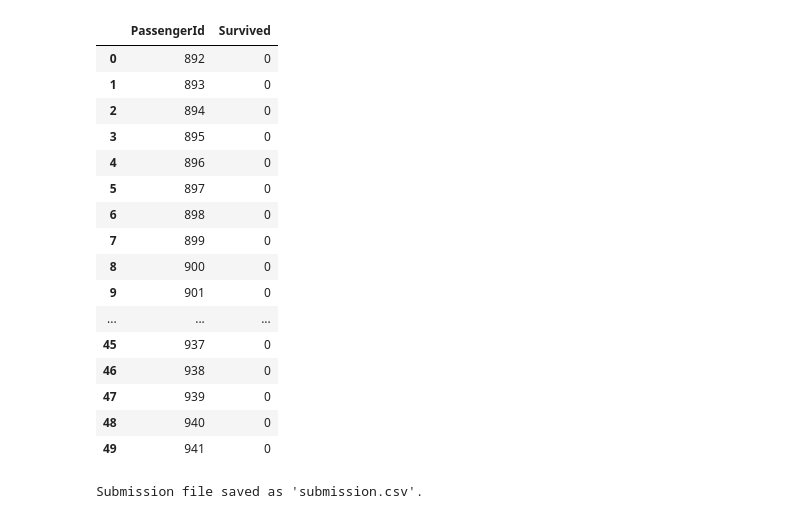
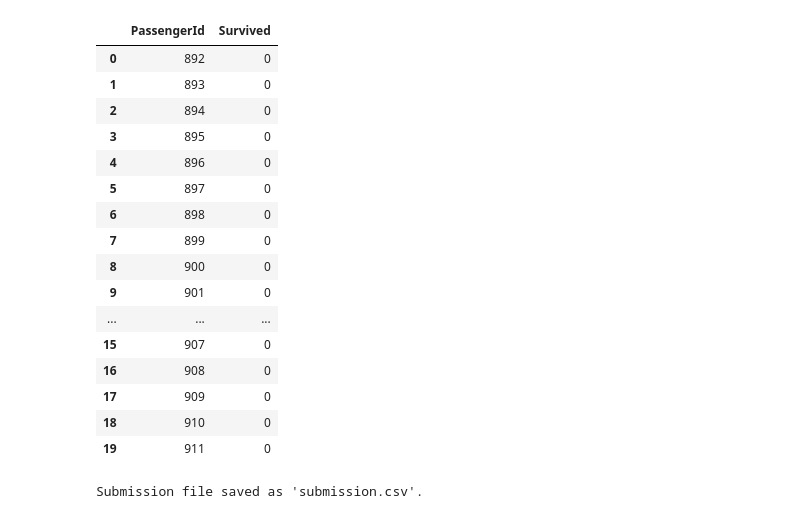
Before and after one commit to AnnaVerbytska/Titanic-Machine_Learning-from-Disaster, a Jupyter notebook: notebooks/logistic-regression.ipynb, the cells around one changed output. Saved outputs shown, nothing was run; the diff lists cells and outputs as text; code cells hidden in the pictures.

```diff
--- a/notebooks/logistic-regression.ipynb
+++ b/notebooks/logistic-regression.ipynb
@@ -64,9 +64,9 @@ data ['Fare'] = imputer.fit_transform(data[['Fare']]) # [[]] converts the Series
 # %%
 # Convert 'Sex' and 'Embarked' to dummy variables (one-hot encoding)
-data = pd.get_dummies(data, columns=['Sex'], drop_first=True)
+#data = pd.get_dummies(data, columns=['Sex'], drop_first=True)
 # %%
 # Now handle the male outliers (> 63 years) by filling them with the median age
-data.loc[(data['Sex_male']) & (data['Age'] > 63), 'Age'] = data['Age'].median()
+#data.loc[(data['Sex_male']) & (data['Age'] > 63), 'Age'] = data['Age'].median()
 # %%
 data.head(5)
 # %% [output]
@@ -119,19 +119,19 @@ for fold in range(0,5):
     df_valid = train_df[train_df.kfold == fold].reset_index(drop=True)
 
     # Drop the Survived  and Age column from dataframe and convert it to a numpy array
-    x_train = df_train.drop('Survived',axis=1).values
+    x_train = df_train.drop(['Survived','kfold'],axis=1).values
     y_train = df_train.Survived.values
 
     # Similarly, for validation we have
-    x_valid = df_valid.drop('Survived',axis=1).values
+    x_valid = df_valid.drop(['Survived','kfold'],axis=1).values
     y_valid = df_valid.Survived.values
 
-    scaler = StandardScaler()
-    x_train = scaler.fit_transform(x_train)
-    x_valid = scaler.transform(x_valid)
+    #scaler = StandardScaler()
+    #x_train = scaler.fit_transform(x_train)
+    #x_valid = scaler.transform(x_valid)
 
     # INITIALIZE THE MODEL & FINE-TUNING
-    model = LogisticRegression(penalty='l2', C=1.0, solver='liblinear', class_weight='balanced',random_state=32)
+    model = LogisticRegression(random_state=32)
 
     # Fit the model on training data
     model.fit(x_train,y_train)
@@ -158,29 +158,29 @@ Average accuracy = 0.7811499591990458
 # %%
 # Make predictions on the test data
-test_predictions = model.predict(test_df.values)
+test_predictions = model.predict(test_df.drop('Survived',axis=1).values)
 # %%
 # Prepare the submission file
 submission = pd.read_csv('../data/submission.csv')
 submission['Survived'] = test_predictions
-submission.head(50)
+submission.head(20)
 # %% [output]
 |  | PassengerId | Survived |
 | 0 | 892 | 0 |
 | 1 | 893 | 0 |
 | 2 | 894 | 0 |
 | 3 | 895 | 0 |
 | 4 | 896 | 0 |
 | 5 | 897 | 0 |
 | 6 | 898 | 0 |
 | 7 | 899 | 0 |
 | 8 | 900 | 0 |
 | 9 | 901 | 0 |
 | ... | ... | ... |
-| 45 | 937 | 0 |
-| 46 | 938 | 0 |
-| 47 | 939 | 0 |
-| 48 | 940 | 0 |
-| 49 | 941 | 0 |
+| 15 | 907 | 0 |
+| 16 | 908 | 0 |
+| 17 | 909 | 0 |
+| 18 | 910 | 0 |
+| 19 | 911 | 0 |
 # %%
 # Save to CSV
 submission.to_csv('../data/submission.csv', index=False)
```
Also changed, not shown: parts of 6 cells of this notebook, 1 other file.
